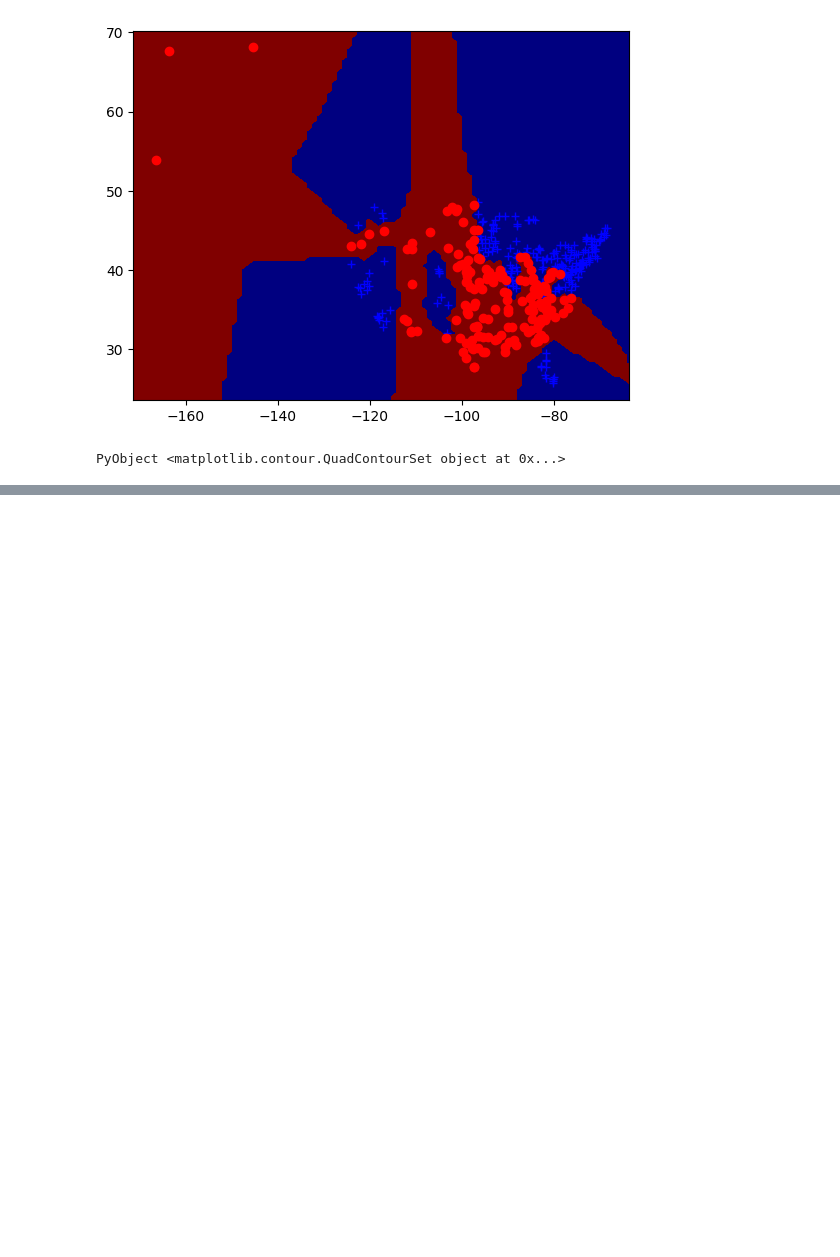
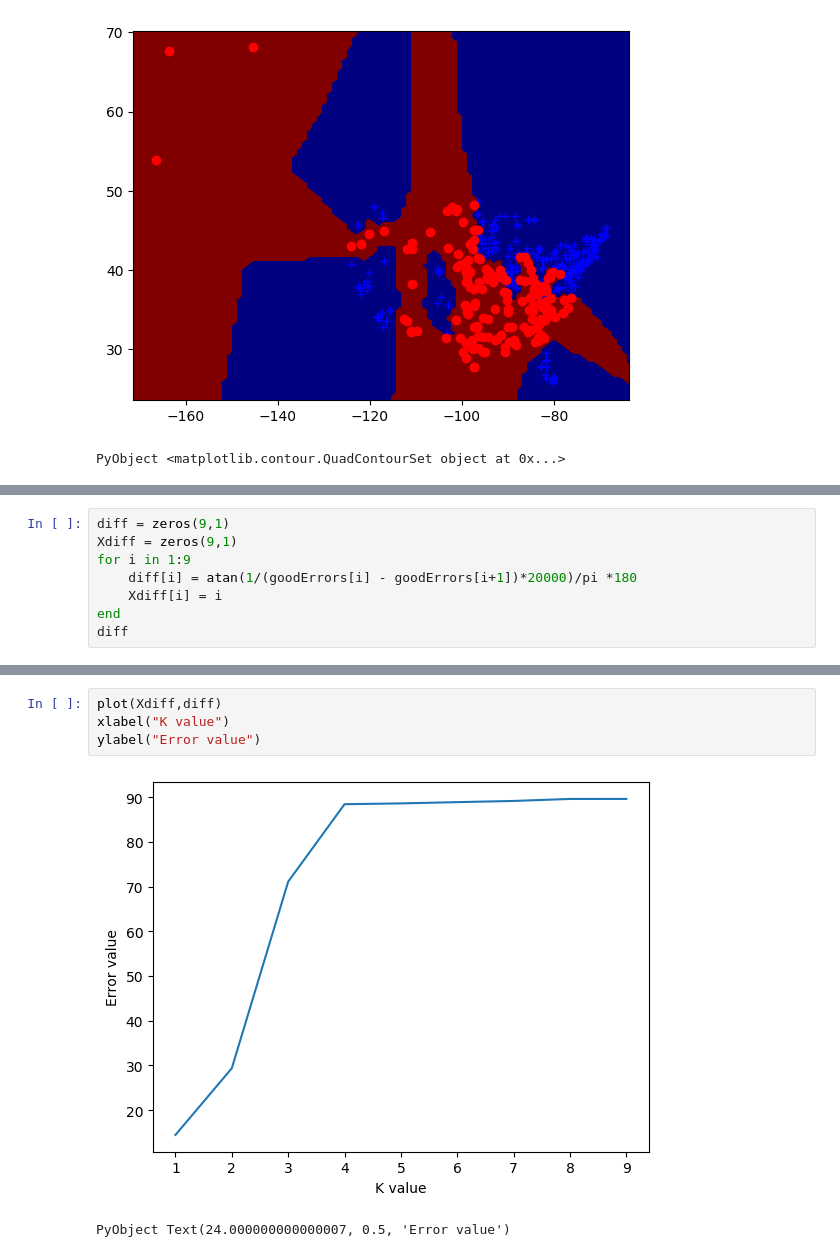
Before and after one commit to ZijiaZhang/CPSC340Assignments, a Jupyter notebook: A2/a2/Untitled.ipynb, the cells around one changed output, grey strips where cells are left out. Saved outputs shown, nothing was run; the diff lists cells and outputs as text; blank space fills up the shorter version.

```diff
--- a/A2/a2/Untitled.ipynb
+++ b/A2/a2/Untitled.ipynb
@@ -302,0 +317,8 @@ Test Error with 1-nearest neighbours: 0.241
+# %%
+diff = zeros(9,1)
+Xdiff = zeros(9,1)
+for i in 1:9
+    diff[i] = atan(1/(goodErrors[i] - goodErrors[i+1])*20000)/pi *180
+    Xdiff[i] = i
+end
+diff
@@ -302,0 +336,7 @@ Test Error with 1-nearest neighbours: 0.241
+# %%
+plot(Xdiff,diff)
+xlabel("K value")
+ylabel("Error value")
+# %% [output]
+[figure, added]
+PyObject Text(24.000000000000007, 0.5, 'Error value')
```
Also changed, not shown: parts of 13 cells of this notebook, 41 other files.
